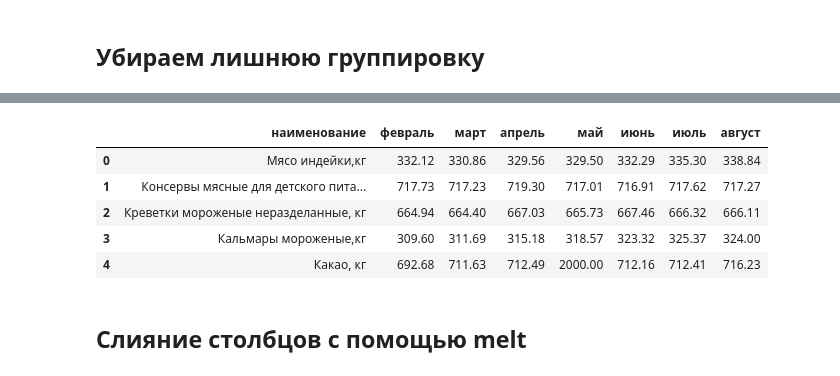
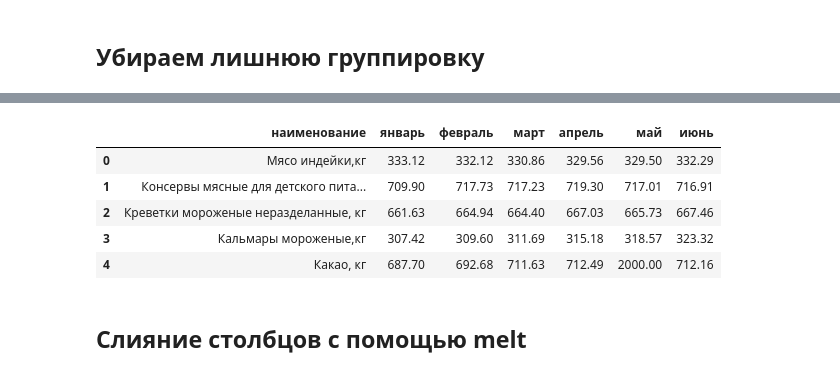
Before and after one commit to lilislilit/talks, a Jupyter notebook: pyladies/september/tidy.ipynb, the cells around one changed output, grey strips where cells are left out. Drawn from its saved outputs; the diff is of its cells as text; code cells hidden in the pictures.

```diff
--- a/pyladies/september/tidy.ipynb
+++ b/pyladies/september/tidy.ipynb
@@ -73,14 +115,13 @@ prices.head()
 # %%
-prices = prices.iloc[:, 1:9]
-prices = prices.rename(index=str, columns={u"level_1": u"наименование"})
+prices = prices.rename(index=str, columns={'index': 'наименование'})
 prices.head()
 # %% [output]
-|  | наименование | февраль | март | апрель | май | июнь | июль | август |
-| 0 | Мясо индейки,кг | 332.12 | 330.86 | 329.56 | 329.50 | 332.29 | 335.30 | 338.84 |
-| 1 | Консервы мясные для детского пита... | 717.73 | 717.23 | 719.30 | 717.01 | 716.91 | 717.62 | 717.27 |
-| 2 | Креветки мороженые неразделанные, кг | 664.94 | 664.40 | 667.03 | 665.73 | 667.46 | 666.32 | 666.11 |
-| 3 | Кальмары мороженые,кг | 309.60 | 311.69 | 315.18 | 318.57 | 323.32 | 325.37 | 324.00 |
-| 4 | Какао, кг | 692.68 | 711.63 | 712.49 | 2000.00 | 712.16 | 712.41 | 716.23 |
+|  | наименование | январь | февраль | март | апрель | май | июнь |
+| 0 | Мясо индейки,кг | 333.12 | 332.12 | 330.86 | 329.56 | 329.50 | 332.29 |
+| 1 | Консервы мясные для детского пита... | 709.90 | 717.73 | 717.23 | 719.30 | 717.01 | 716.91 |
+| 2 | Креветки мороженые неразделанные, кг | 661.63 | 664.94 | 664.40 | 667.03 | 665.73 | 667.46 |
+| 3 | Кальмары мороженые,кг | 307.42 | 309.60 | 311.69 | 315.18 | 318.57 | 323.32 |
+| 4 | Какао, кг | 687.70 | 692.68 | 711.63 | 712.49 | 2000.00 | 712.16 |
 # %% [markdown]
 ## Слияние столбцов с помощью melt
 # %%
```
Also changed, not shown: parts of 22 cells of this notebook.
